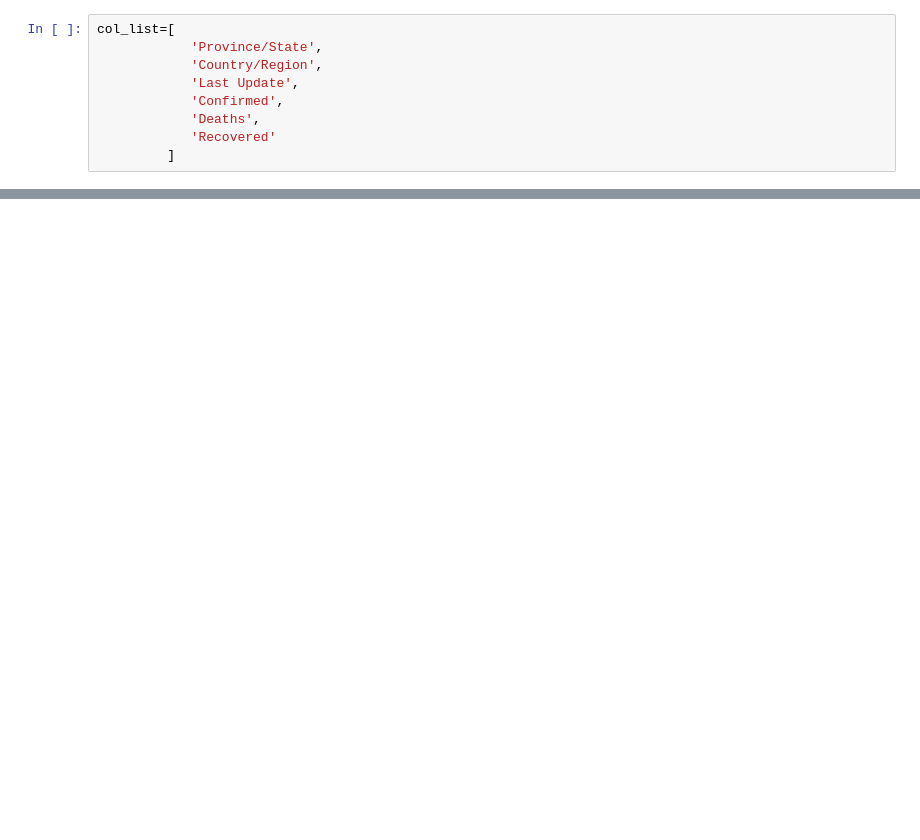
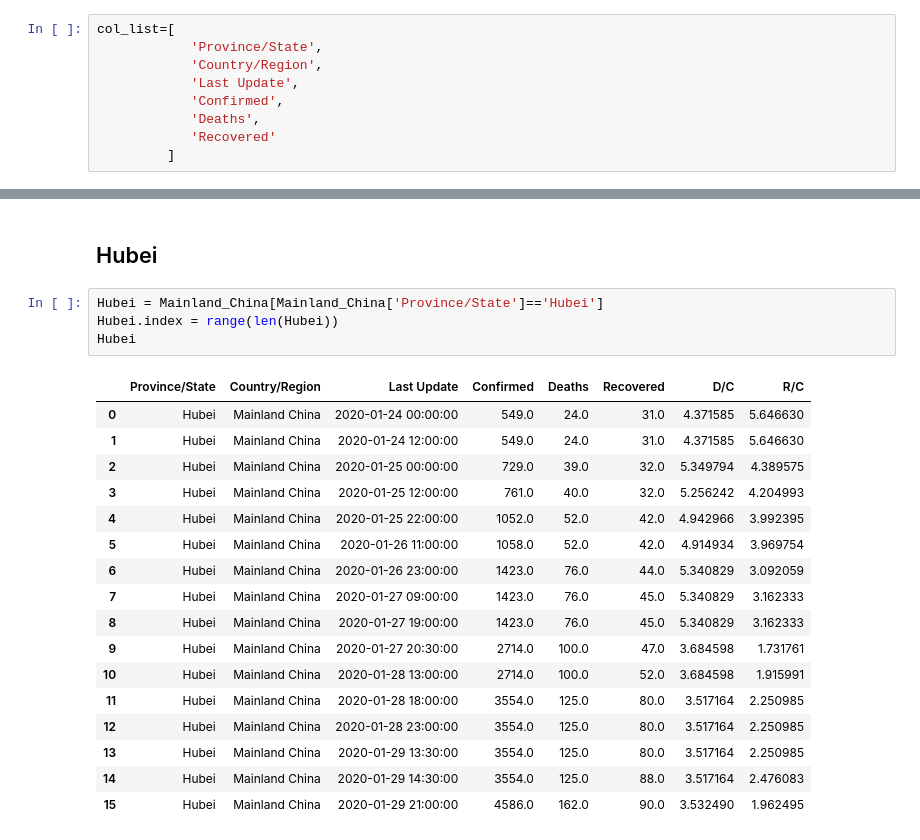
Before and after one commit to WooilJeong/novel_coronavirus, a Jupyter notebook: novel_corona_virus.ipynb, the cells around one changed output, grey strips where cells are left out. Saved outputs shown, nothing was run; the diff lists cells and outputs as text; blank space fills up the shorter version.

```diff
--- a/novel_corona_virus.ipynb
+++ b/novel_corona_virus.ipynb
@@ -127,0 +380,24 @@ Complete : Jan24_12pm
+# %% [markdown]
+## Hubei
+# %%
+Hubei = Mainland_China[Mainland_China['Province/State']=='Hubei']
+Hubei.index = range(len(Hubei))
+Hubei
+# %% [output]
+|  | Province/State | Country/Region | Last Update | Confirmed | Deaths | Recovered | D/C | R/C |
+| 0 | Hubei | Mainland China | 2020-01-24 00:00:00 | 549.0 | 24.0 | 31.0 | 4.371585 | 5.646630 |
+| 1 | Hubei | Mainland China | 2020-01-24 12:00:00 | 549.0 | 24.0 | 31.0 | 4.371585 | 5.646630 |
+| 2 | Hubei | Mainland China | 2020-01-25 00:00:00 | 729.0 | 39.0 | 32.0 | 5.349794 | 4.389575 |
+| 3 | Hubei | Mainland China | 2020-01-25 12:00:00 | 761.0 | 40.0 | 32.0 | 5.256242 | 4.204993 |
+| 4 | Hubei | Mainland China | 2020-01-25 22:00:00 | 1052.0 | 52.0 | 42.0 | 4.942966 | 3.992395 |
+| 5 | Hubei | Mainland China | 2020-01-26 11:00:00 | 1058.0 | 52.0 | 42.0 | 4.914934 | 3.969754 |
+| 6 | Hubei | Mainland China | 2020-01-26 23:00:00 | 1423.0 | 76.0 | 44.0 | 5.340829 | 3.092059 |
+| 7 | Hubei | Mainland China | 2020-01-27 09:00:00 | 1423.0 | 76.0 | 45.0 | 5.340829 | 3.162333 |
+| 8 | Hubei | Mainland China | 2020-01-27 19:00:00 | 1423.0 | 76.0 | 45.0 | 5.340829 | 3.162333 |
+| 9 | Hubei | Mainland China | 2020-01-27 20:30:00 | 2714.0 | 100.0 | 47.0 | 3.684598 | 1.731761 |
+| 10 | Hubei | Mainland China | 2020-01-28 13:00:00 | 2714.0 | 100.0 | 52.0 | 3.684598 | 1.915991 |
+| 11 | Hubei | Mainland China | 2020-01-28 18:00:00 | 3554.0 | 125.0 | 80.0 | 3.517164 | 2.250985 |
+| 12 | Hubei | Mainland China | 2020-01-28 23:00:00 | 3554.0 | 125.0 | 80.0 | 3.517164 | 2.250985 |
+| 13 | Hubei | Mainland China | 2020-01-29 13:30:00 | 3554.0 | 125.0 | 80.0 | 3.517164 | 2.250985 |
+| 14 | Hubei | Mainland China | 2020-01-29 14:30:00 | 3554.0 | 125.0 | 88.0 | 3.517164 | 2.476083 |
+| 15 | Hubei | Mainland China | 2020-01-29 21:00:00 | 4586.0 | 162.0 | 90.0 | 3.532490 | 1.962495 |
```
Also changed, not shown: parts of 38 cells of this notebook.
